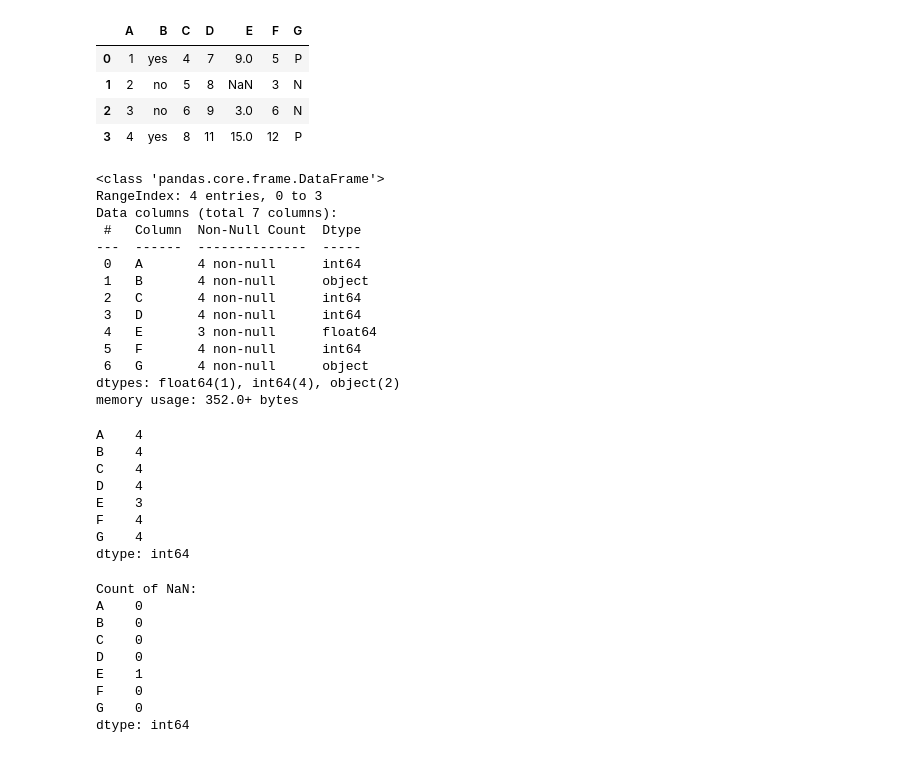
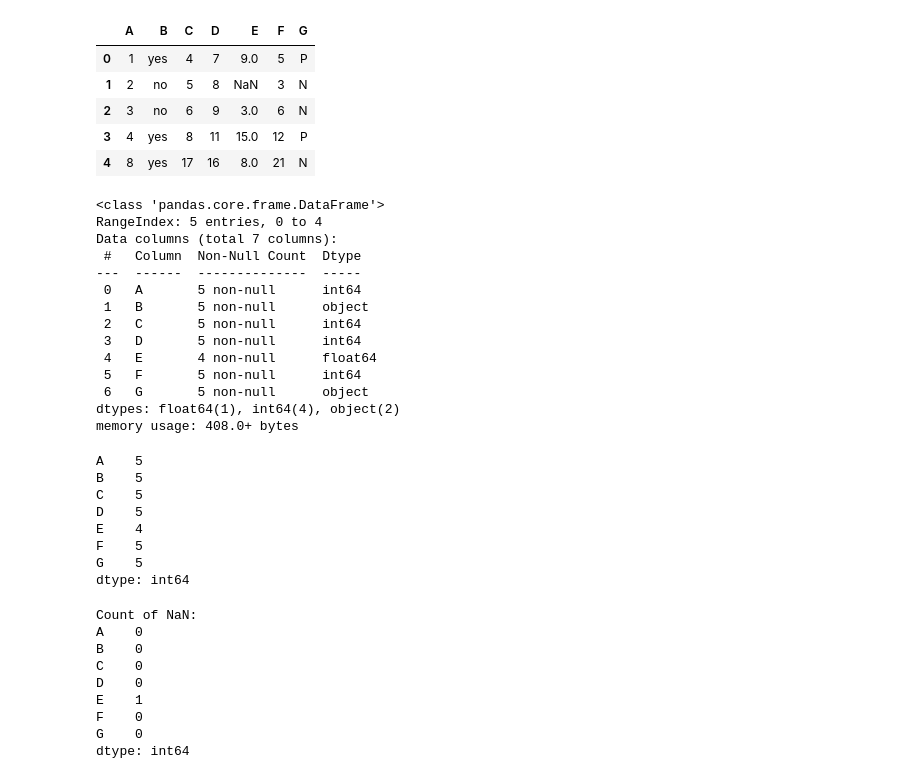
Before and after one commit to ekramasif/Basic-Machine-Learning, a Jupyter notebook: Extraa/PracticeML.ipynb, the cells around one changed output. Saved outputs shown, nothing was run; the diff lists cells and outputs as text; code cells hidden in the pictures.

```diff
--- a/Extraa/PracticeML.ipynb
+++ b/Extraa/PracticeML.ipynb
@@ -5,48 +5,49 @@ import pandas as pd
 import numpy as np
 import matplotlib.pyplot as plt
 # %%
-df = pd.DataFrame({'A':[1,2,3,4],
-                   'B':["yes","no","no","yes"],
-                   'C':[4,5,6,8],
-                   'D':[7,8,9,11],
-                   'E':[9,np.nan, 3,15],
-                   'F':[5,3,6,12],
-                   'G':["P","N","N","P"],
+df = pd.DataFrame({'A':[1,2,3,4,8],
+                   'B':["yes","no","no","yes","yes"],
+                   'C':[4,5,6,8,17],
+                   'D':[7,8,9,11,16],
+                   'E':[9,np.nan, 3,15,8],
+                   'F':[5,3,6,12,21],
+                   'G':["P","N","N","P","N"],
                    })
 df
 # %% [output]
 |  | A | B | C | D | E | F | G |
 | 0 | 1 | yes | 4 | 7 | 9.0 | 5 | P |
 | 1 | 2 | no | 5 | 8 | NaN | 3 | N |
 | 2 | 3 | no | 6 | 9 | 3.0 | 6 | N |
 | 3 | 4 | yes | 8 | 11 | 15.0 | 12 | P |
+| 4 | 8 | yes | 17 | 16 | 8.0 | 21 | N |
 # %%
 df.info()
 # %% [output]
 <class 'pandas.core.frame.DataFrame'>
-RangeIndex: 4 entries, 0 to 3
+RangeIndex: 5 entries, 0 to 4
 Data columns (total 7 columns):
  #   Column  Non-Null Count  Dtype
 ---  ------  --------------  -----
- 0   A       4 non-null      int64
- 1   B       4 non-null      object
- 2   C       4 non-null      int64
- 3   D       4 non-null      int64
- 4   E       3 non-null      float64
- 5   F       4 non-null      int64
- 6   G       4 non-null      object
+ 0   A       5 non-null      int64
+ 1   B       5 non-null      object
+ 2   C       5 non-null      int64
+ 3   D       5 non-null      int64
+ 4   E       4 non-null      float64
+ 5   F       5 non-null      int64
+ 6   G       5 non-null      object
 dtypes: float64(1), int64(4), object(2)
-memory usage: 352.0+ bytes
+memory usage: 408.0+ bytes
 # %%
 df.count()
 # %% [output]
-A    4
-B    4
-C    4
-D    4
-E    3
-F    4
-G    4
+A    5
+B    5
+C    5
+D    5
+E    4
+F    5
+G    5
 dtype: int64
 # %%
 count_NaN = df.isnull().sum()
```
Also changed, not shown: parts of 14 cells of this notebook.
